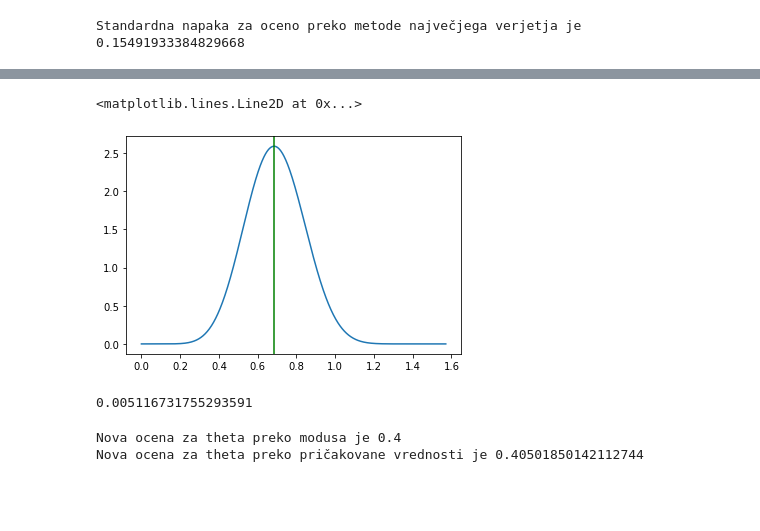
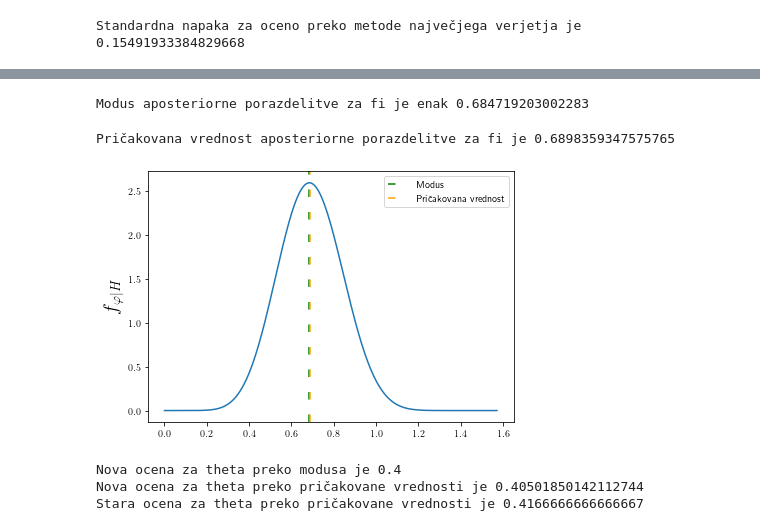
Before and after one commit to AndrazCepic/Projektna-naloga-iz-statistike, a Jupyter notebook: skripte/naloga_2.ipynb, the cells around one changed output, grey strips where cells are left out. Cells and saved outputs as stored; diff of their text form; code cells hidden in the pictures; blank space fills up the shorter version.

```diff
--- a/skripte/naloga_2.ipynb
+++ b/skripte/naloga_2.ipynb
@@ -56,25 +67,40 @@ x = np.linspace(0, np.pi/2, stevilo_tock)
 modus_fi = np.arctan(np.sqrt(2/3))
 f_fi = 2/(beta(9/2, 13/2)) * (np.sin(x)**8) * (np.cos(x)**12)
 
-# Izris gostote
-fig2, ax2 = plt.subplots()
-ax2.plot(x, f_fi)
-ax2.axvline(modus_fi, color='g')
+print('Modus aposteriorne porazdelitve za fi je enak', modus_fi)
 # %% [output]
-<matplotlib.lines.Line2D at 0x...>
+Modus aposteriorne porazdelitve za fi je enak 0.684719203002283
-[figure, removed]
 # %%
 # Izračun pričakovane vrednosti
 mi_fi = integrate.quad(lambda t: t*np.sin(t)**8 * np.cos(t)**12, 0, np.pi/2)
 mi_fi = 2 / (beta(9/2, 13/2)) * mi_fi[0]
+print('Pričakovana vrednost aposteriorne porazdelitve za fi je', mi_fi)
 # %% [output]
-0.005116731755293591
+Pričakovana vrednost aposteriorne porazdelitve za fi je 0.6898359347575765
+# %%
+# Izris gostote pričakovane vrednosti
+fig, ax = plt.subplots(figsize=(6, 4), tight_layout=True)
+ax.plot(x, f_fi)
+
+modus_plt = ax.axvline(modus_fi, color='g', linestyle=(0, (5, 10)))
+modus_plt.set_label('Modus')
+
+mi_plt = ax.axvline(mi_fi, color='orange', linestyle=(0, (5, 10)))
+mi_plt.set_label('Pričakovana vrednost')
+
+ax.set_ylabel(r'$f_{\varphi | H}$', fontsize=20)
+ax.legend()
+fig.savefig('../rezultati/gostota_apos_2.jpg', dpi=150)
+# %% [output]
+[figure, added]
 # %%
 # Pretvorba ocen v parameter theta iz fi
 mi_theta = np.sin(mi_fi)**2
 modus_theta = np.sin(modus_fi)**2
 print('Nova ocena za theta preko modusa je', modus_theta)
 print('Nova ocena za theta preko pričakovane vrednosti je', mi_theta)
+print('Stara ocena za theta preko pričakovane vrednosti je', mi)
 # %% [output]
 Nova ocena za theta preko modusa je 0.4
 Nova ocena za theta preko pričakovane vrednosti je 0.40501850142112744
+Stara ocena za theta preko pričakovane vrednosti je 0.4166666666666667
```
Also changed, not shown: parts of 2 cells of this notebook, 7 other files.
